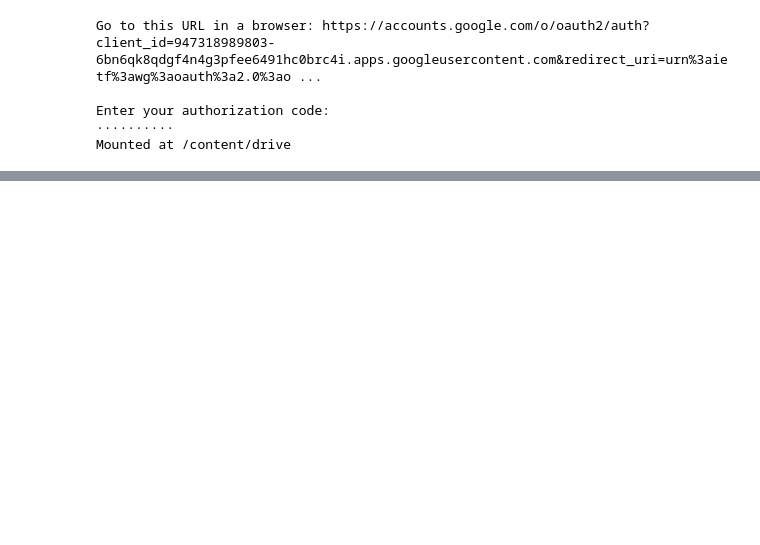
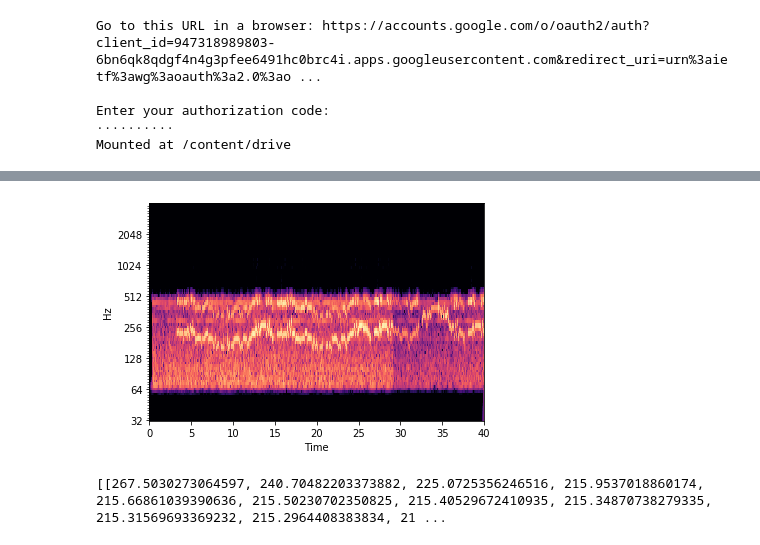
Before and after one commit to Kodhandarama/Audio_Analysis, a Jupyter notebook: pitch_contour.ipynb, the cells around one changed output, grey strips where cells are left out. Drawn from its saved outputs; the diff is of its cells as text; code cells hidden in the pictures; blank space fills up the shorter version.

```diff
--- a/pitch_contour.ipynb
+++ b/pitch_contour.ipynb
@@ -65,0 +67,20 @@ plt.plot(a.pitch)
+# %%
+a.spectrogram(plot=True)
+# %% [output]
+[figure, added]
+# %%
+listof_freqs=[]
+# temp=a.pitch[np.logical_not(np.isnan(a.pitch))]
+temp=[]
+for i in ab.pitch:
+   if(np.isnan(i)):
+     continue
+  #  i=math.ceil(i)
+   temp.append(i)
+ # i=math.ceil(i)
+# print(temp)
+listof_freqs.append(temp)
+
+print(listof_freqs)
+# %% [output]
+[[267.5030273064597, 240.70482203373882, 225.0725356246516, 215.9537018860174, 215.66861039390636, 215.50230702350825, 215.40529672410935, 215.34870738279335, 215.31569693369232, 215.2964408383834, 21 ...
```
Also changed, not shown: parts of 5 cells of this notebook.
